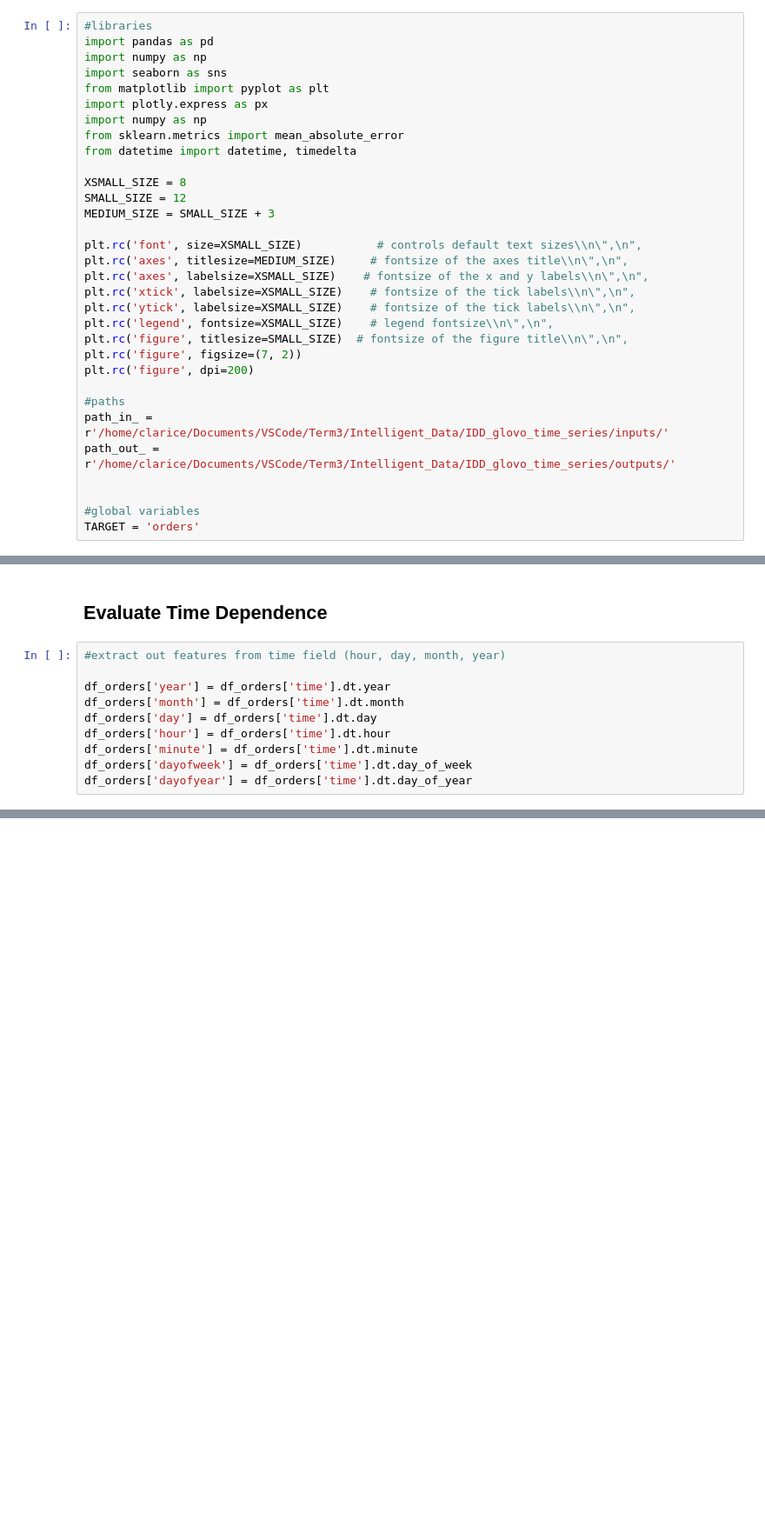
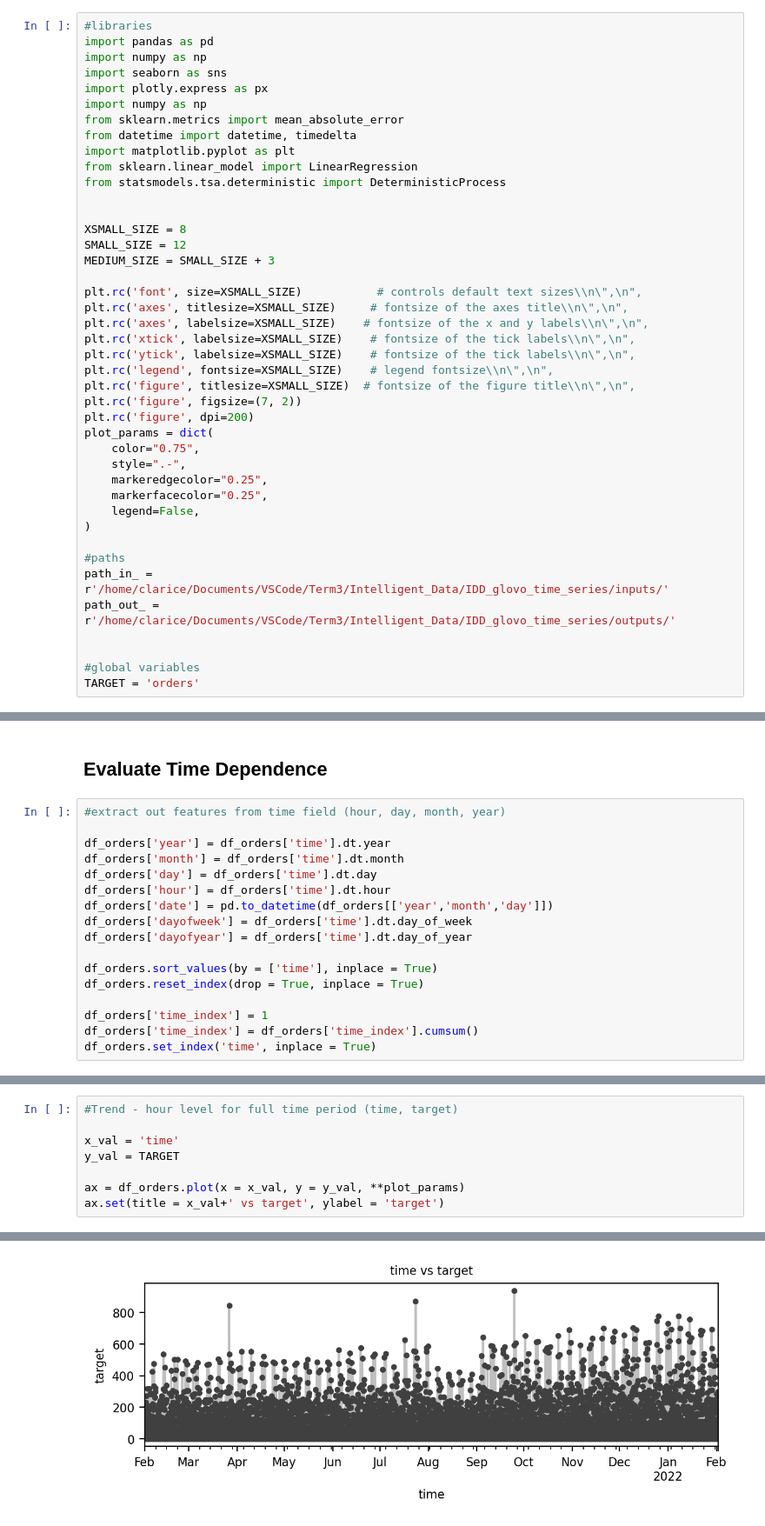
Before and after one commit to claricemottet/IDD_glovo_time_series, a Jupyter notebook: EDA_glovo_orders.ipynb, the cells around one changed output, grey strips where cells are left out. Shown at 87% size. Drawn from its saved outputs; the diff is of its cells as text; blank space fills up the shorter version.

Commit message:
trying to understand trend, remove trend from data, nothing makes sense

```diff
--- a/EDA_glovo_orders.ipynb
+++ b/EDA_glovo_orders.ipynb
@@ -16,25 +16,35 @@ Outline:
 import pandas as pd
 import numpy as np
 import seaborn as sns
-from matplotlib import pyplot as plt
 import plotly.express as px
 import numpy as np
 from sklearn.metrics import mean_absolute_error
 from datetime import datetime, timedelta
+import matplotlib.pyplot as plt
+from sklearn.linear_model import LinearRegression
+from statsmodels.tsa.deterministic import DeterministicProcess
+
 
 XSMALL_SIZE = 8
 SMALL_SIZE = 12
 MEDIUM_SIZE = SMALL_SIZE + 3
 
 plt.rc('font', size=XSMALL_SIZE)           # controls default text sizes\\n\",\n",
-plt.rc('axes', titlesize=MEDIUM_SIZE)     # fontsize of the axes title\\n\",\n",
+plt.rc('axes', titlesize=XSMALL_SIZE)     # fontsize of the axes title\\n\",\n",
 plt.rc('axes', labelsize=XSMALL_SIZE)    # fontsize of the x and y labels\\n\",\n",
 plt.rc('xtick', labelsize=XSMALL_SIZE)    # fontsize of the tick labels\\n\",\n",
 plt.rc('ytick', labelsize=XSMALL_SIZE)    # fontsize of the tick labels\\n\",\n",
 plt.rc('legend', fontsize=XSMALL_SIZE)    # legend fontsize\\n\",\n",
-plt.rc('figure', titlesize=SMALL_SIZE)  # fontsize of the figure title\\n\",\n",
+plt.rc('figure', titlesize=XSMALL_SIZE)  # fontsize of the figure title\\n\",\n",
 plt.rc('figure', figsize=(7, 2))
 plt.rc('figure', dpi=200)
+plot_params = dict(
+    color="0.75",
+    style=".-",
+    markeredgecolor="0.25",
+    markerfacecolor="0.25",
+    legend=False,
+)
 
 #paths
 path_in_ = r'/home/clarice/Documents/VSCode/Term3/Intelligent_Data/IDD_glovo_time_series/inputs/'
@@ -177,6 +195,13 @@ df_orders['year'] = df_orders['time'].dt.year
 df_orders['month'] = df_orders['time'].dt.month
 df_orders['day'] = df_orders['time'].dt.day
 df_orders['hour'] = df_orders['time'].dt.hour
-df_orders['minute'] = df_orders['time'].dt.minute
+df_orders['date'] = pd.to_datetime(df_orders[['year','month','day']])
 df_orders['dayofweek'] = df_orders['time'].dt.day_of_week
 df_orders['dayofyear'] = df_orders['time'].dt.day_of_year
+
+df_orders.sort_values(by = ['time'], inplace = True)
+df_orders.reset_index(drop = True, inplace = True)
+
+df_orders['time_index'] = 1
+df_orders['time_index'] = df_orders['time_index'].cumsum()
+df_orders.set_index('time', inplace = True)
@@ -182,0 +218,9 @@ df_orders['dayofyear'] = df_orders['time'].dt.day_of_year
+# %%
+#Trend - hour level for full time period (time, target)
+
+x_val = 'time'
+y_val = TARGET
+
+ax = df_orders.plot(x = x_val, y = y_val, **plot_params)
+ax.set(title = x_val+' vs target', ylabel = 'target')
+# %% [output]
@@ -182,0 +228 @@ df_orders['dayofyear'] = df_orders['time'].dt.day_of_year
+[figure, added]
```
Also changed, not shown: parts of 10 cells of this notebook.
